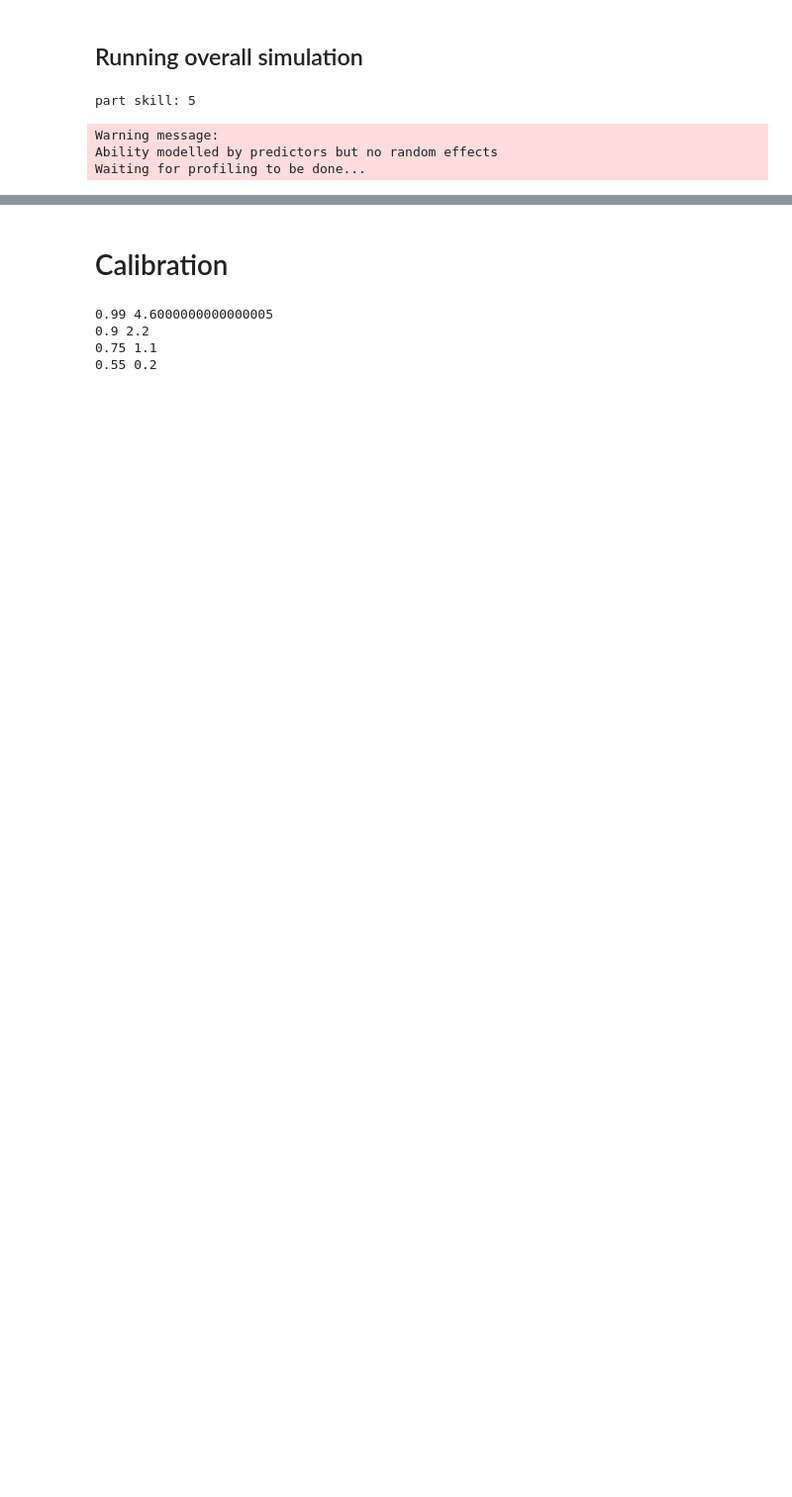
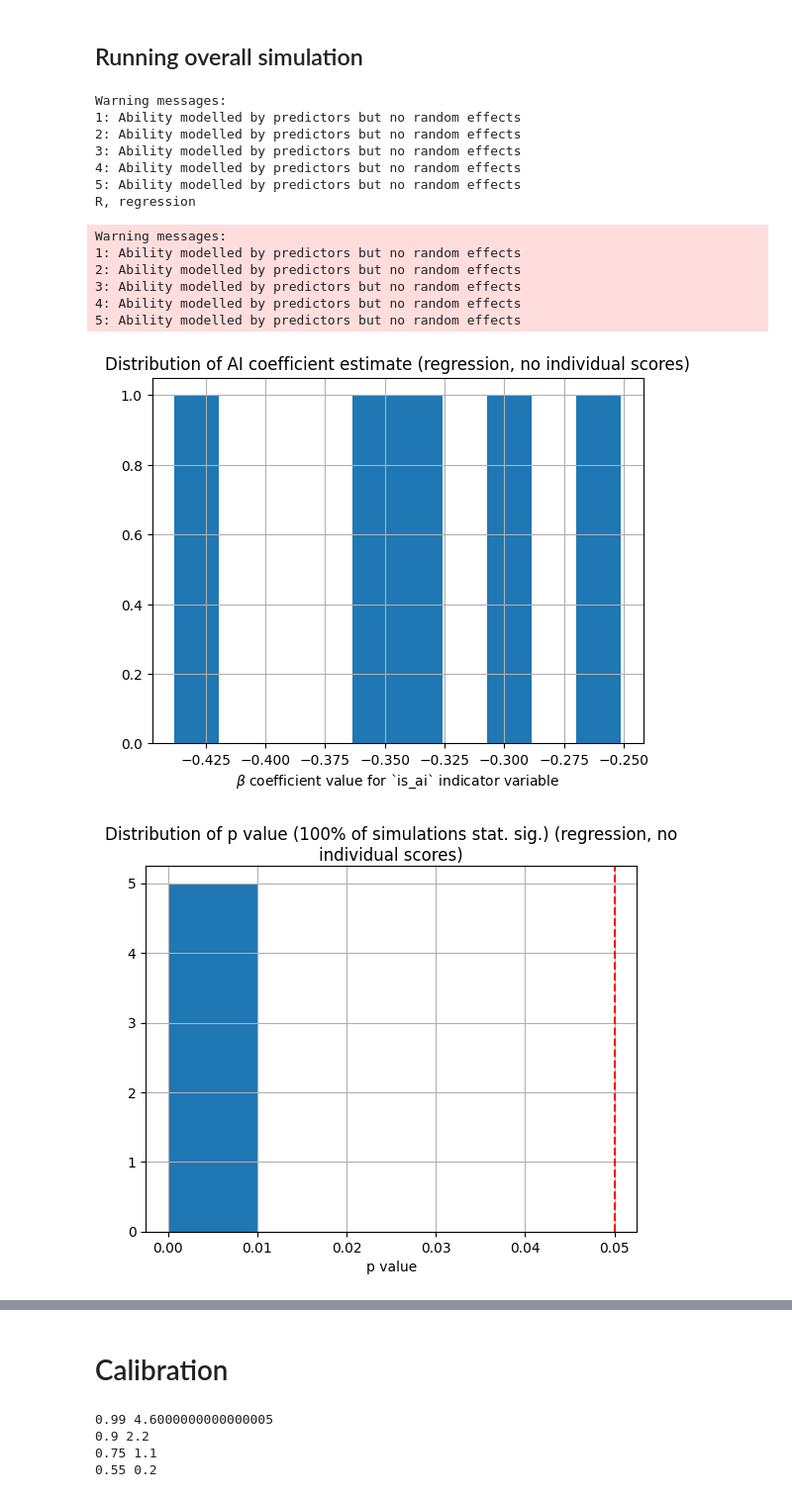
Before and after one commit to daxmavy/art, a Jupyter notebook: simulations/sim.ipynb, the cells around one changed output, grey strips where cells are left out. Shown: that part at 99% size. Saved outputs shown, nothing was run; the diff lists cells and outputs as text; code cells hidden in the pictures; blank space fills up the shorter version.

```diff
--- a/simulations/sim.ipynb
+++ b/simulations/sim.ipynb
@@ -75,21 +79,10 @@ class Participant:
             return ArtImage2
 # %%
 @dataclass
-class LLM:
+class ImageModel:
     id : str
     ability_to_mimic_style: float # [0,1]
     # this should only rarely be higher than an artist's own characteristicness
-
-    # def create_ai_ArtImage_given_artist(self, artist : Artist) -> ArtImage:
-    #     new_avg = self.ability_to_mimic_style * artist.avg_characteristicness
-    #     alpha, beta = get_alpha_beta_from_mean_variance(new_avg, artist.std_characteristicness)
-    #     return ArtImage(
-    #         id = f'img~{shortuuid.uuid()}',
-    #         is_ai = True,
-    #         characteristicness=np.random.beta(alpha, beta, size = None),
-    #         artist = artist,
-    #         creator = self
-    #     )
 
     def create_ai_ArtImage_matching_image(self, image: ArtImage, std_characteristicness: float) -> ArtImage:
         new_avg = self.ability_to_mimic_style * image.characteristicness
@@ -140,11 +213,10 @@ def generate_data_for_simulation(
         avg_real_artist_characteristicness = 0.7,
         std_real_artist_characteristicness = 0.05,
         N_ARTWORKS_PER_ARTIST = 12,
-        LLM_ABILITIES = [0.95, 0.9, 0.8, 0.5],
-        N_TRIALS_PER_LLM_IN_ARTIST_BLOCK = 1,
+        Model_ABILITIES = [0.95, 0.9, 0.8, 0.5],
+        N_TRIALS_PER_Model_IN_ARTIST_BLOCK = 1,
         num_subjects_per_artist = 1
 ):
-    print('part skill:', avg_participant_skill)
     artists = [Artist(
         id=f'art~{shortuuid.uuid()}',
         avg_characteristicness=avg_real_artist_characteristicness,
@@ -157,12 +229,12 @@ def generate_data_for_simulation(
         for _ in range(N_ARTWORKS_PER_ARTIST):
             real_artworks.append(artist.create_real_ArtImage(subject=next(subjects)))
 
-    llms = [ LLM(id = shortuuid.uuid(),ability_to_mimic_style = s) for s in LLM_ABILITIES]
+    models = [ ImageModel(id = shortuuid.uuid(),ability_to_mimic_style = s) for s in Model_ABILITIES]
 
     ai_artworks = []
     for real_artwork in real_artworks:
-        for llm in llms:
-            ai_artworks.append(llm.create_ai_ArtImage_matching_image(real_artwork, std_real_artist_characteristicness))
+        for Model in models:
+            ai_artworks.append(Model.create_ai_ArtImage_matching_image(real_artwork, std_real_artist_characteristicness))
 
     participants = [
         Participant(f'par~{shortuuid.uuid()}', skill = s)
@@ -174,11 +246,11 @@ def generate_data_for_simulation(
     for participant in participants:
         for artist in artists:
             artist_real_works = itertools.cycle([el for el in real_artworks if el.artist == artist])
-            for llm in llms:
-                for _ in range(N_TRIALS_PER_LLM_IN_ARTIST_BLOCK):
+            for model in models:
+                for _ in range(N_TRIALS_PER_Model_IN_ARTIST_BLOCK):
                     real_artwork = next(artist_real_works)
                     ai_artwork = random.choice([
-                        a for a in ai_artworks if a.artist == real_artwork.artist and a.subject == real_artwork.subject and a.creator == llm
+                        a for a in ai_artworks if a.artist == real_artwork.artist and a.subject == real_artwork.subject and a.creator == model
                     ])
 
                     chosen_ArtImage = participant.compare_two_ArtImages(real_artwork, ai_artwork)
@@ -188,7 +260,7 @@ def generate_data_for_simulation(
                         'ai_artwork' : ai_artwork.id,
                         'artist' : real_artwork.artist,
                         'subject' : real_artwork.subject,
-                        'llm' : ai_artwork.creator.id,
+                        'Model' : ai_artwork.creator.id,
                         'real_win': int(chosen_ArtImage == real_artwork),
                         'ai_win' : int(chosen_ArtImage != real_artwork)
                     }
@@ -230,7 +440,18 @@ def run_simulation_n_times(folder_name, N = 100, **simulation_args):
 # %%
-test_df = run_simulation_n_times('test', N = 5, LLM_ABILITIES = [0.95,0.95,0.95,0.95], avg_participant_skill=5, N_PARTICIPANTS=200)
+test_df = run_simulation_n_times('test', N = 5, plot=True, Model_ABILITIES = [0.9,0.9,0.9,0.9], avg_participant_skill=5, N_PARTICIPANTS=40)
 # %% [output]
-part skill: 5
+Warning messages:
+1: Ability modelled by predictors but no random effects
+2: Ability modelled by predictors but no random effects
+3: Ability modelled by predictors but no random effects
+4: Ability modelled by predictors but no random effects
+5: Ability modelled by predictors but no random effects
+R, regression
-Warning message:
-Ability modelled by predictors but no random effects
-Waiting for profiling to be done...
+Warning messages:
+1: Ability modelled by predictors but no random effects
+2: Ability modelled by predictors but no random effects
+3: Ability modelled by predictors but no random effects
+4: Ability modelled by predictors but no random effects
+5: Ability modelled by predictors but no random effects
+[figure, new version]
+[figure, new version]
```
Also changed, not shown: parts of 20 cells of this notebook, 5 other files.
